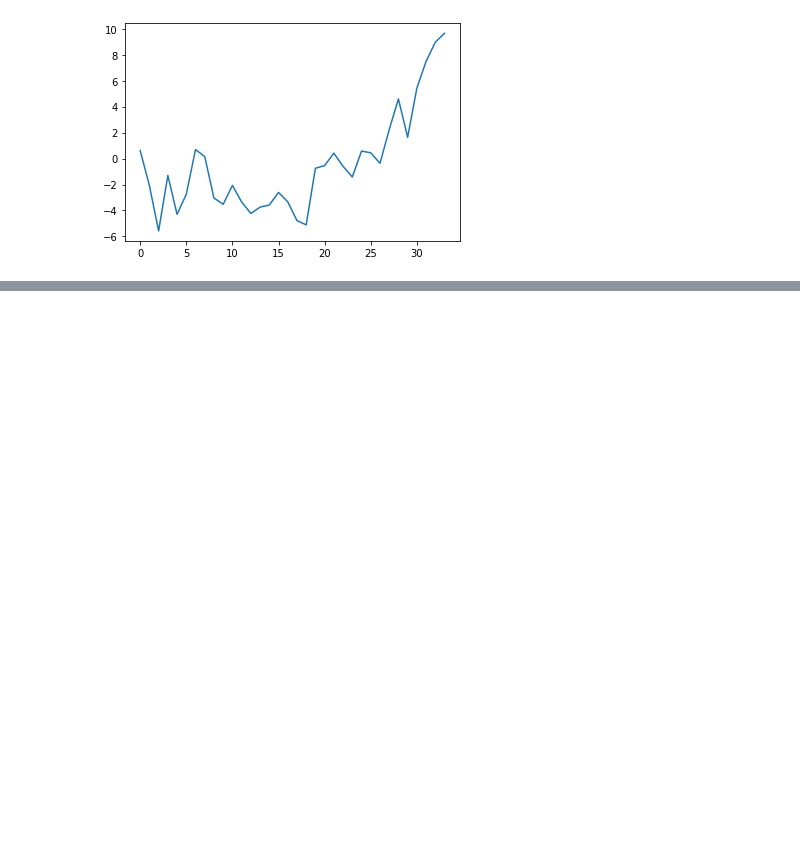
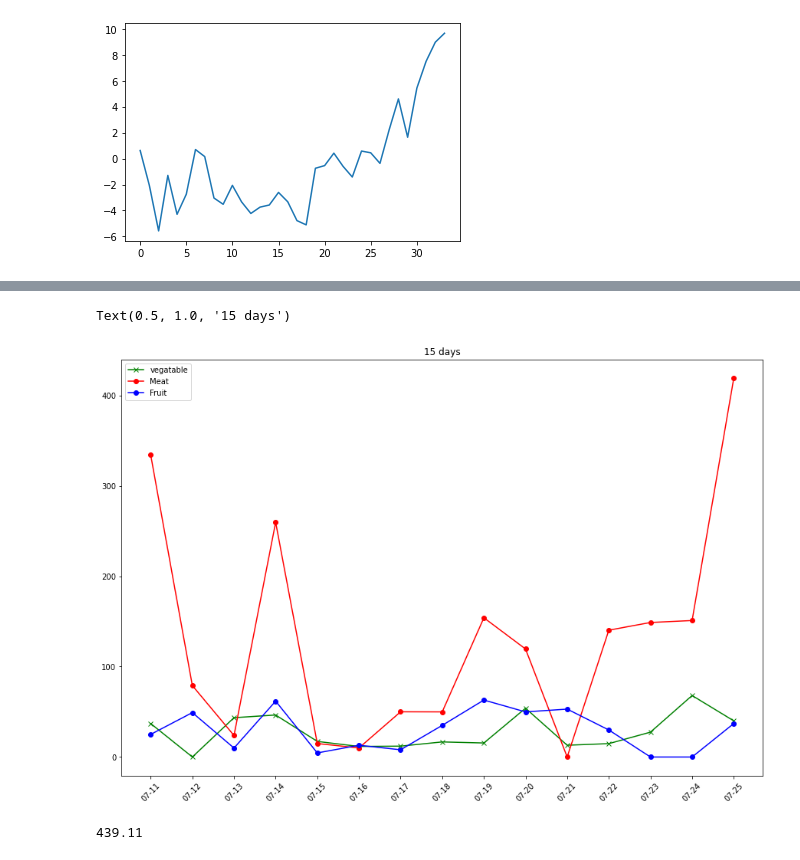
Before and after one commit to wd64759/quants, a Jupyter notebook: quants/trade_notes.ipynb, the cells around one changed output, grey strips where cells are left out. Saved outputs shown, nothing was run; the diff lists cells and outputs as text; code cells hidden in the pictures; blank space fills up the shorter version.

```diff
--- a/quants/trade_notes.ipynb
+++ b/quants/trade_notes.ipynb
@@ -144,0 +166,36 @@ plt.plot(np.array(loopback.profit_days).cumsum())
+# %%
+from datetime import datetime, date
+from collections import namedtuple, OrderedDict
+p = namedtuple('daypay', 'day veg meat fruit')
+xdate = [datetime.strptime(str(x), '%Y%m%d') for x in [20200711 + d for d in range(15)]]
+veg_list = [37, 0, 43.5, 46.44, 17.26, 11.65, 12, 16.7, 15.5, 53.95, 13, 14.8, 27.5, 68, 40]
+meat_list = [334, 79, 23.8, 259.6, 14.9, 10, 50, 49.9, 154, 119.5, 0, 140.3, 148.8, 151, 419]
+fruit_list = [25,49.11, 9.9, 61.8,4.5,13,8,35,63,49.9,53,29.9,0,0,37]
+
+# self.__stocks = OrderedDict((x[0], stock_tuple(x[0], x[1], x[2], x[3])) for x in zip(stock_hist['trade_date'], stock_hist['close'], stock_hist['pct_chg'], stock_hist['vol']))
+chart_dat = OrderedDict((x[0], p(x[0], x[1], x[2], x[3])) for x in zip(xdate, veg_list, meat_list, fruit_list))
+# %%
+import matplotlib.pyplot as plt
+import matplotlib.dates as mdate
+
+fig = plt.figure(figsize=(15,10))
+ax = fig.add_subplot(1,1,1)
+ax.xaxis.set_major_formatter(mdate.DateFormatter('%m-%d'))
+ax.xaxis.set_major_locator(mdate.DayLocator())
+ax.plot(xdate, veg_list, '-gx', label='vegatable')
+ax.plot(xdate, meat_list, '-ro', label='Meat')
+ax.plot(xdate, fruit_list, '-bo', label='Fruit')
+ax.legend(loc='top', shadow=False)
+plt.xticks(rotation=45)
+plt.title('15 days')
+# %% [output]
+Text(0.5, 1.0, '15 days')
+[figure, added]
+# %%
+print('{:.2f}'.format(sum(fruit_list)))
+#  + \
+# sum(meat_list) + \
+# print(veg_list)
+# sum(veg_list)
+# %% [output]
+439.11
```
Also changed, not shown: parts of 16 cells of this notebook, 5 other files.
